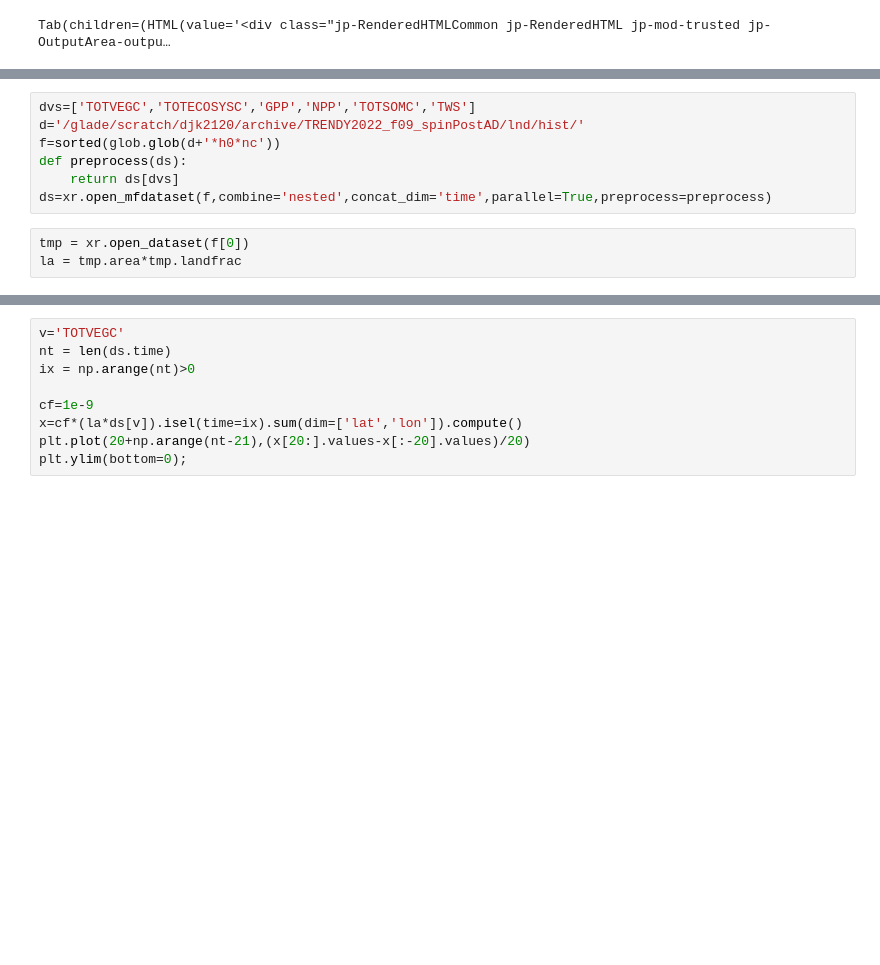
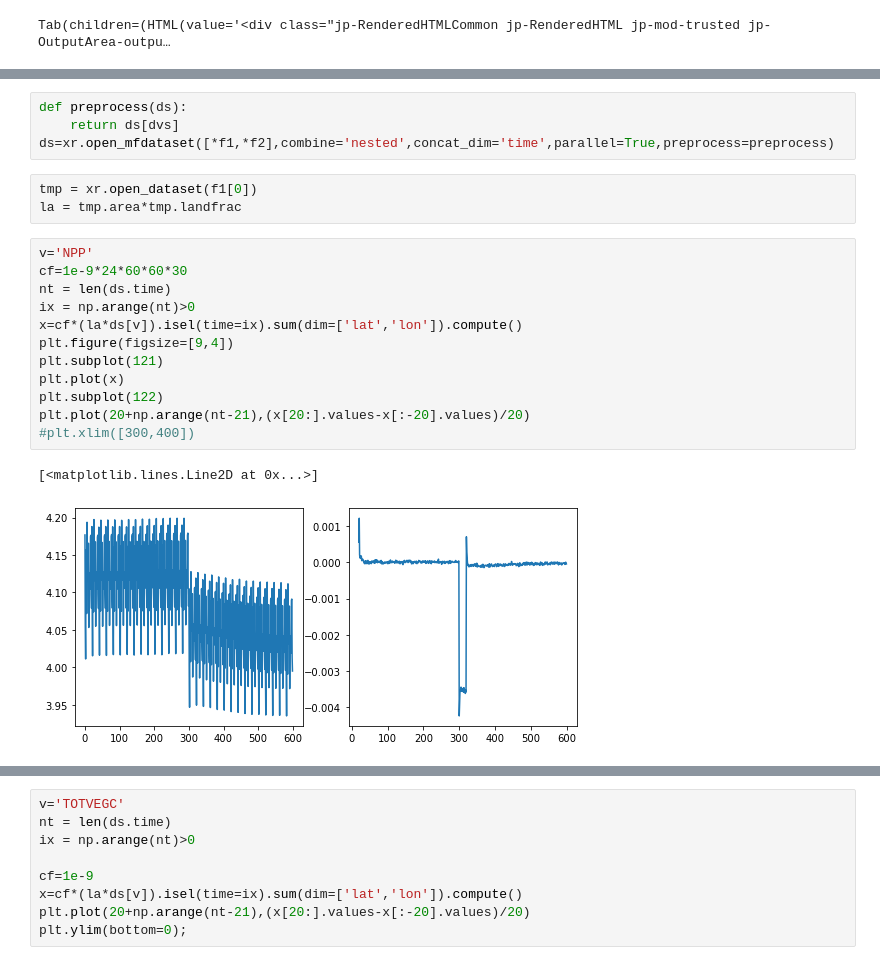
Before and after one commit to djk2120/ctsm_trendy_2022, a Jupyter notebook: spinup.ipynb, the cells around one changed output, grey strips where cells are left out. Saved outputs shown, nothing was run; the diff lists cells and outputs as text; blank space fills up the shorter version.

```diff
--- a/spinup.ipynb
+++ b/spinup.ipynb
@@ -34,13 +45,25 @@ Tab(children=(HTML(value='<div class="jp-RenderedHTMLCommon jp-RenderedHTML jp-m
 # %%
-dvs=['TOTVEGC','TOTECOSYSC','GPP','NPP','TOTSOMC','TWS']
-d='/glade/scratch/djk2120/archive/TRENDY2022_f09_spinPostAD/lnd/hist/'
-f=sorted(glob.glob(d+'*h0*nc'))
 def preprocess(ds):
     return ds[dvs]
-ds=xr.open_mfdataset(f,combine='nested',concat_dim='time',parallel=True,preprocess=preprocess)
+ds=xr.open_mfdataset([*f1,*f2],combine='nested',concat_dim='time',parallel=True,preprocess=preprocess)
 # %%
-tmp = xr.open_dataset(f[0])
+tmp = xr.open_dataset(f1[0])
 la = tmp.area*tmp.landfrac
+# %%
+v='NPP'
+cf=1e-9*24*60*60*30
+nt = len(ds.time)
+ix = np.arange(nt)>0
+x=cf*(la*ds[v]).isel(time=ix).sum(dim=['lat','lon']).compute()
+plt.figure(figsize=[9,4])
+plt.subplot(121)
+plt.plot(x)
+plt.subplot(122)
+plt.plot(20+np.arange(nt-21),(x[20:].values-x[:-20].values)/20)
+#plt.xlim([300,400])
+# %% [output]
+[<matplotlib.lines.Line2D at 0x...>]
+[figure, added]
 # %%
 v='TOTECOSYSC'
 nt = len(ds.time)
```
Also changed, not shown: parts of 6 cells of this notebook, 55 other files.
